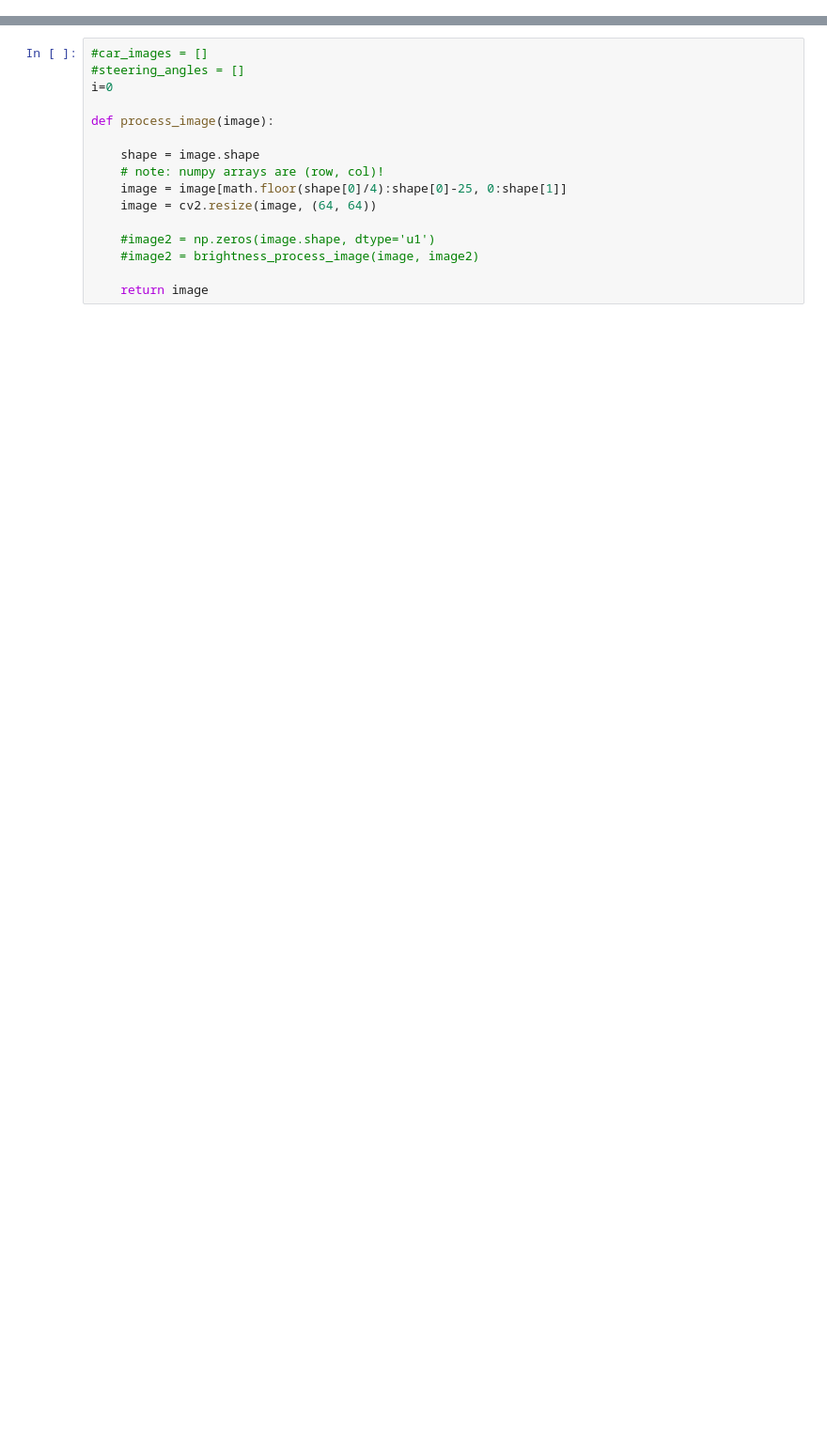
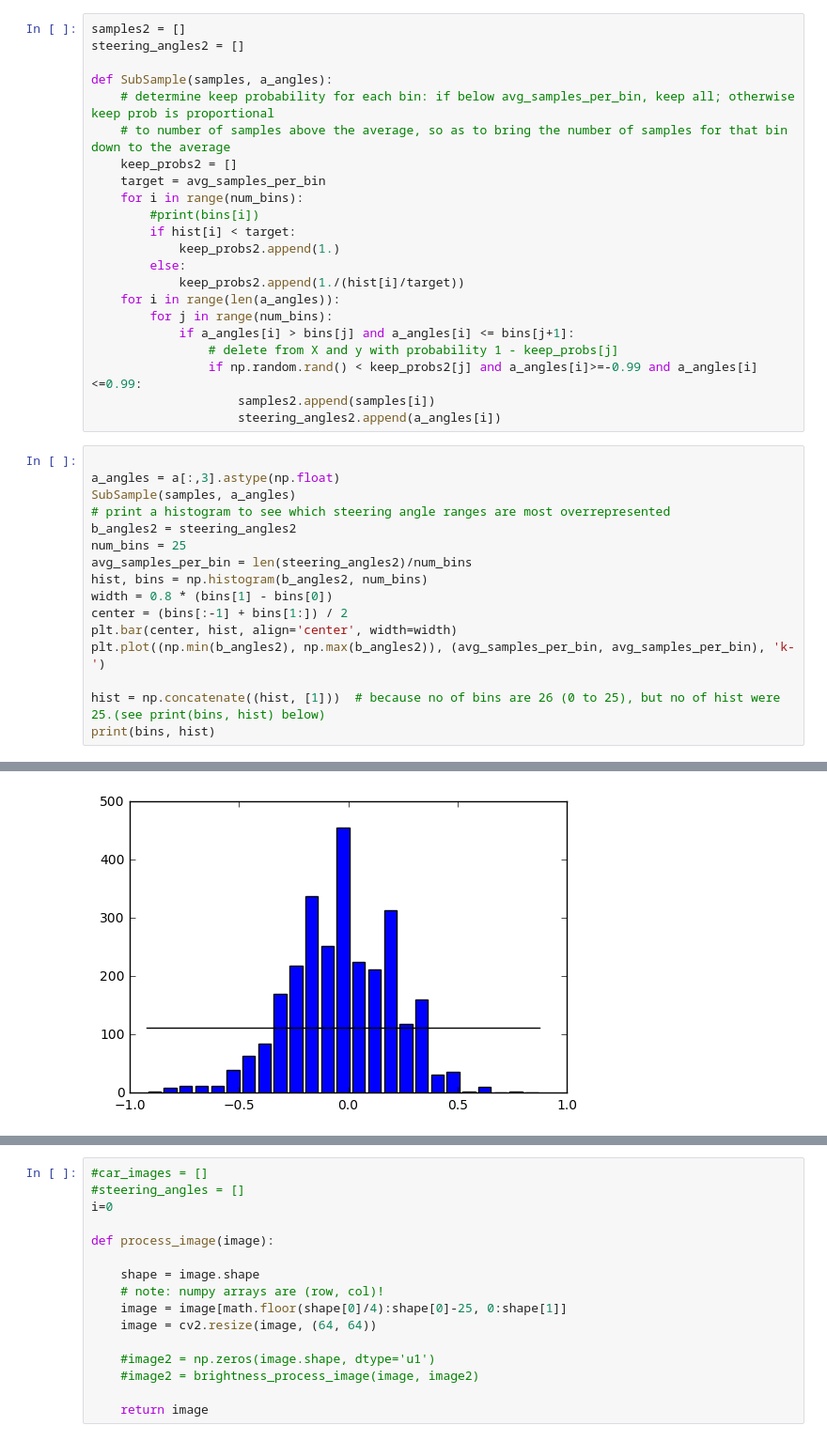
Before and after one commit to karanj1/SDCar, a Jupyter notebook: CarND-Behavioral-Cloning-P3/test6-Copy1.ipynb, the cells around one changed output, grey strips where cells are left out. Shown at 94% size. Cells and saved outputs as stored; diff of their text form; blank space fills up the shorter version.

```diff
--- a/CarND-Behavioral-Cloning-P3/test6-Copy1.ipynb
+++ b/CarND-Behavioral-Cloning-P3/test6-Copy1.ipynb
@@ -68,0 +66,39 @@ def brightness_process_image(Xpp_in, Xpp_out):
+# %%
+samples2 = []
+steering_angles2 = []
+
+def SubSample(samples, a_angles):
+    # determine keep probability for each bin: if below avg_samples_per_bin, keep all; otherwise keep prob is proportional
+    # to number of samples above the average, so as to bring the number of samples for that bin down to the average
+    keep_probs2 = []
+    target = avg_samples_per_bin
+    for i in range(num_bins):
+        #print(bins[i])
+        if hist[i] < target:
+            keep_probs2.append(1.)
+        else:
+            keep_probs2.append(1./(hist[i]/target))
+    for i in range(len(a_angles)):
+        for j in range(num_bins):
+            if a_angles[i] > bins[j] and a_angles[i] <= bins[j+1]:
+                # delete from X and y with probability 1 - keep_probs[j]
+                if np.random.rand() < keep_probs2[j] and a_angles[i]>=-0.99 and a_angles[i]<=0.99:
+                    samples2.append(samples[i])
+                    steering_angles2.append(a_angles[i])
+# %%
+
+a_angles = a[:,3].astype(np.float)
+SubSample(samples, a_angles)
+# print a histogram to see which steering angle ranges are most overrepresented
+b_angles2 = steering_angles2
+num_bins = 25
+avg_samples_per_bin = len(steering_angles2)/num_bins
+hist, bins = np.histogram(b_angles2, num_bins)
+width = 0.8 * (bins[1] - bins[0])
+center = (bins[:-1] + bins[1:]) / 2
+plt.bar(center, hist, align='center', width=width)
+plt.plot((np.min(b_angles2), np.max(b_angles2)), (avg_samples_per_bin, avg_samples_per_bin), 'k-')
+
+hist = np.concatenate((hist, [1]))  # because no of bins are 26 (0 to 25), but no of hist were 25.(see print(bins, hist) below)
+print(bins, hist)
+# %% [output]
@@ -68,0 +111 @@ def brightness_process_image(Xpp_in, Xpp_out):
+[figure, added]
```
Also changed, not shown: parts of 13 cells of this notebook, 3 other files.
